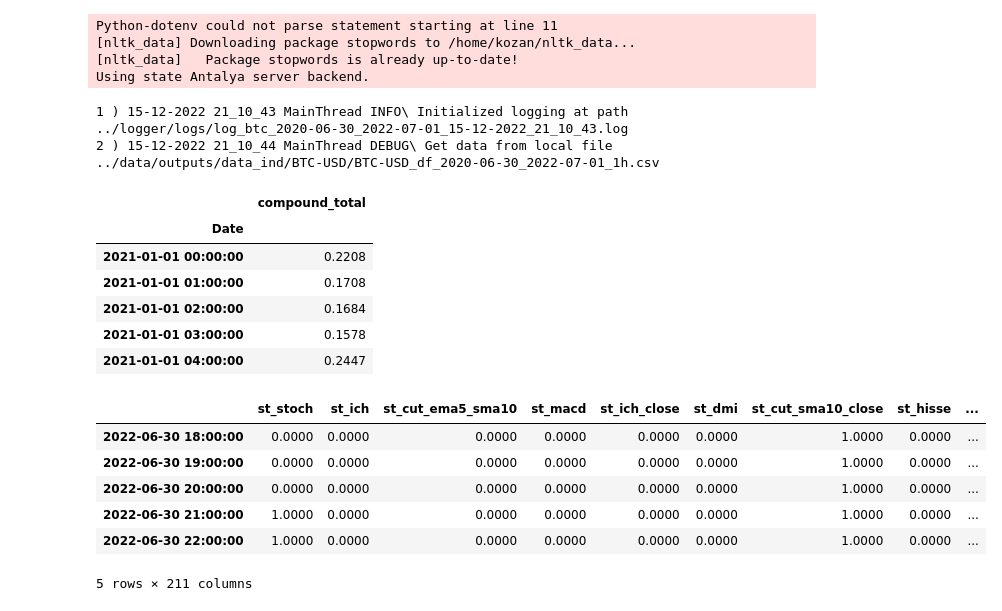
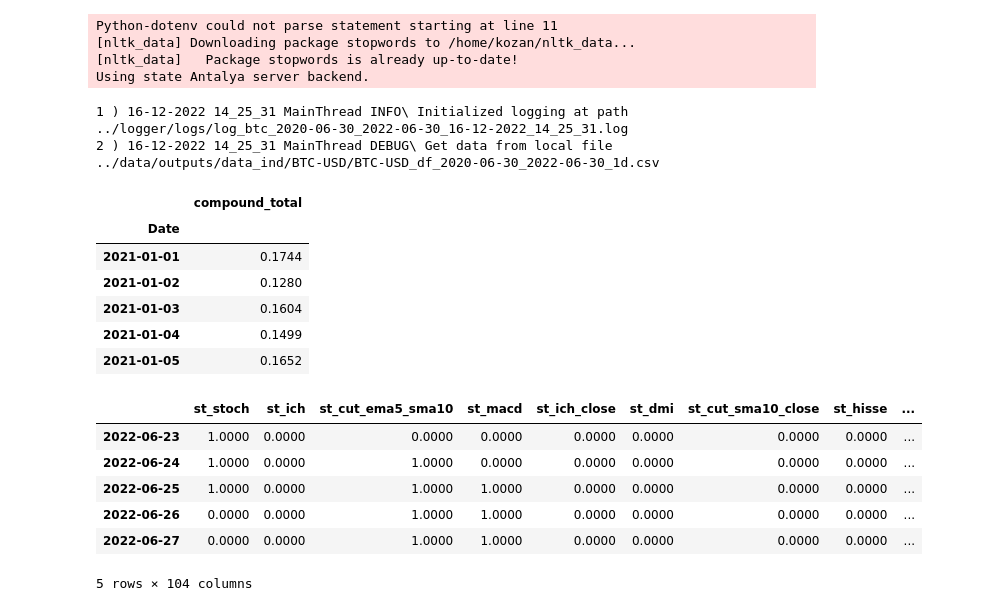
Before and after one commit to kozanakyel/KZ-Engine-Backend, a Jupyter notebook: KZ_project_setup/notebooks/test_sent_kz.ipynb, the cells around one changed output. Drawn from its saved outputs; the diff is of its cells as text; code cells hidden in the pictures.

```diff
--- a/KZ_project_setup/notebooks/test_sent_kz.ipynb
+++ b/KZ_project_setup/notebooks/test_sent_kz.ipynb
@@ -28,9 +28,9 @@ SYMBOL_CUT = 'btc'
 scale = 1
 range_list = [i for i in range(5,21)]
 range_list = [i*scale for i in range_list]
-interval = '1h'
+interval = '1d'
 start_date = '2020-06-30'
-end_date = '2022-07-01'
+end_date = '2022-06-30'
 source = 'yahoo'
 LOG_PATH = '../logger' + os.sep + "logs"
 LOG_FILE_NAME_PREFIX = f"log_{SYMBOL_CUT}_{start_date}_{end_date}"
@@ -43,13 +43,13 @@ data = DataManipulation(SYMBOL, source, range_list, start_date=start_date,
                         logger=logger)
 df_price = data.df.copy()
 # %% [output]
-1 ) 15-12-2022 21_10_43 MainThread INFO\ Initialized logging at path ../logger/logs/log_btc_2020-06-30_2022-07-01_15-12-2022_21_10_43.log
-2 ) 15-12-2022 21_10_44 MainThread DEBUG\ Get data from local file ../data/outputs/data_ind/BTC-USD/BTC-USD_df_2020-06-30_2022-07-01_1h.csv
+1 ) 16-12-2022 14_25_31 MainThread INFO\ Initialized logging at path ../logger/logs/log_btc_2020-06-30_2022-06-30_16-12-2022_14_25_31.log
+2 ) 16-12-2022 14_25_31 MainThread DEBUG\ Get data from local file ../data/outputs/data_ind/BTC-USD/BTC-USD_df_2020-06-30_2022-06-30_1d.csv
 # %%
 df_price_ext = data.extract_features()
 close_col = df_price.loc['2021-01-01':'2022-06-27',['close','volume']].copy()
 # %%
-sent_tweets = pd.read_csv('btc_archieve/btc_hourly_sent_score.csv')
+sent_tweets = pd.read_csv('btc_archieve/btc_daily_sent_score.csv')
 sent_tweets.Date = pd.to_datetime(sent_tweets.Date)
 sent_tweets.set_index('Date', inplace=True, drop=True)
 # %%
@@ -64,23 +64,23 @@ sent_tweets.head()
 # %% [output]
 |  | compound_total |
 | Date |  |
-| 2021-01-01 00:00:00 | 0.2208 |
-| 2021-01-01 01:00:00 | 0.1708 |
-| 2021-01-01 02:00:00 | 0.1684 |
-| 2021-01-01 03:00:00 | 0.1578 |
-| 2021-01-01 04:00:00 | 0.2447 |
+| 2021-01-01 | 0.1744 |
+| 2021-01-02 | 0.1280 |
+| 2021-01-03 | 0.1604 |
+| 2021-01-04 | 0.1499 |
+| 2021-01-05 | 0.1652 |
 # %%
-data.normalized_df(df_final, 'compound_total')
-data.normalized_df(df_final, 'kz_score')
+#data.normalized_df(df_final, 'compound_total')
+#data.normalized_df(df_final, 'kz_score')
 df_final.tail()
 # %% [output]
 |  | st_stoch | st_ich | st_cut_ema5_sma10 | st_macd | st_ich_close | st_dmi | st_cut_sma10_close | st_hisse | ... |
-| 2022-06-30 18:00:00 | 0.0000 | 0.0000 | 0.0000 | 0.0000 | 0.0000 | 0.0000 | 1.0000 | 0.0000 | ... |
-| 2022-06-30 19:00:00 | 0.0000 | 0.0000 | 0.0000 | 0.0000 | 0.0000 | 0.0000 | 1.0000 | 0.0000 | ... |
-| 2022-06-30 20:00:00 | 0.0000 | 0.0000 | 0.0000 | 0.0000 | 0.0000 | 0.0000 | 1.0000 | 0.0000 | ... |
-| 2022-06-30 21:00:00 | 1.0000 | 0.0000 | 0.0000 | 0.0000 | 0.0000 | 0.0000 | 1.0000 | 0.0000 | ... |
-| 2022-06-30 22:00:00 | 1.0000 | 0.0000 | 0.0000 | 0.0000 | 0.0000 | 0.0000 | 1.0000 | 0.0000 | ... |
+| 2022-06-23 | 1.0000 | 0.0000 | 0.0000 | 0.0000 | 0.0000 | 0.0000 | 0.0000 | 0.0000 | ... |
+| 2022-06-24 | 1.0000 | 0.0000 | 1.0000 | 0.0000 | 0.0000 | 0.0000 | 0.0000 | 0.0000 | ... |
+| 2022-06-25 | 1.0000 | 0.0000 | 1.0000 | 1.0000 | 0.0000 | 0.0000 | 0.0000 | 0.0000 | ... |
+| 2022-06-26 | 0.0000 | 0.0000 | 1.0000 | 1.0000 | 0.0000 | 0.0000 | 0.0000 | 0.0000 | ... |
+| 2022-06-27 | 0.0000 | 0.0000 | 1.0000 | 1.0000 | 0.0000 | 0.0000 | 0.0000 | 0.0000 | ... |
-5 rows × 211 columns
+5 rows × 104 columns
 # %%
 fig, (ax1, ax2,ax3) = plt.subplots(3, 1, figsize=(20,7))
 ax1.plot(df_final.compound_total)
```
Also changed, not shown: parts of 15 cells of this notebook, 1 other file.
